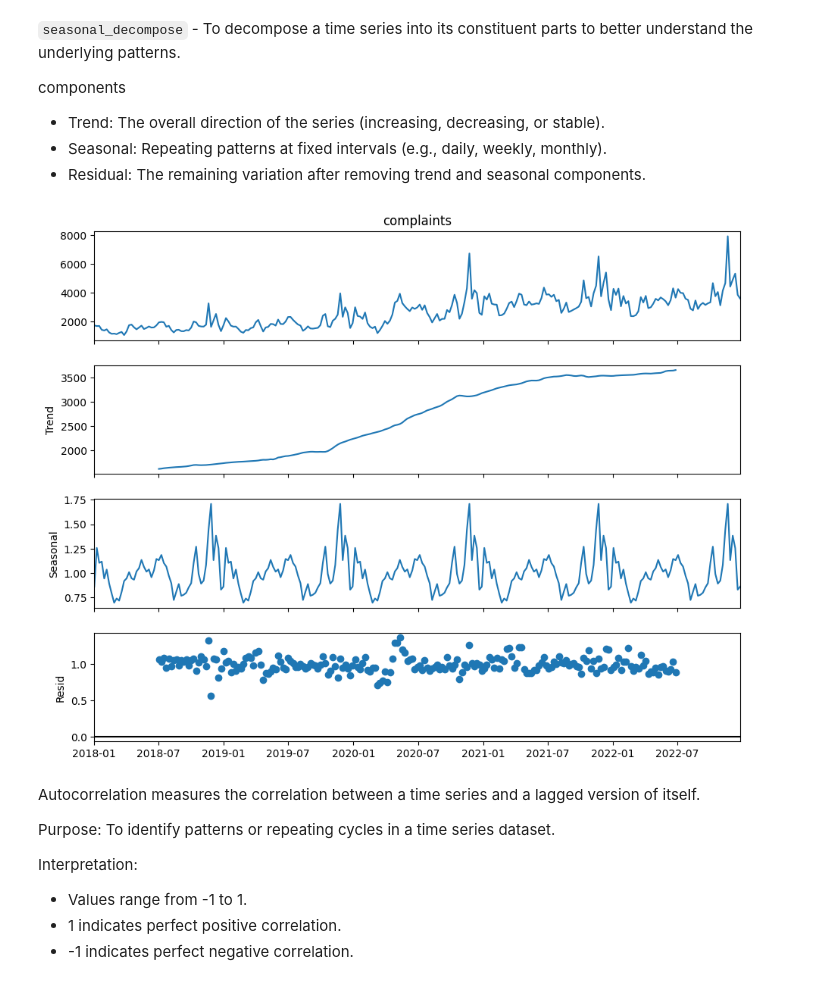
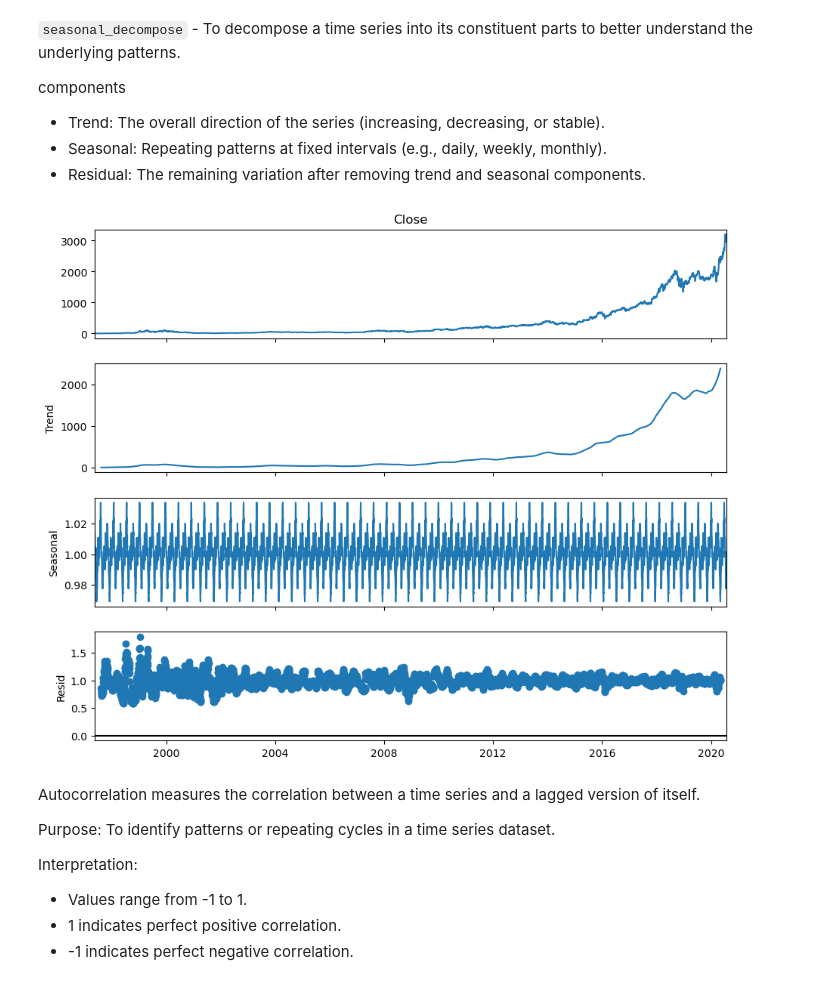
Before and after one commit to MarioHabibFathi/ITI_Time_series, a Jupyter notebook: LABS/Exponential Smoothing and Holt-Winters.ipynb, the cells around one changed output. Cells and saved outputs as stored; diff of their text form; code cells hidden in the pictures.

```diff
--- a/LABS/Exponential Smoothing and Holt-Winters.ipynb
+++ b/LABS/Exponential Smoothing and Holt-Winters.ipynb
@@ -62,6 +65,6 @@ df.head()
 # %%
 # df.asfreq("W-Mon") - convert the time series data to a specified frequency, in this case, weekly data with Monday as the anchor day.
 # Setting freq to W implies that the week starts on a Sunday
-df = df.asfreq("W-Mon")
-df.index
+df_w_Mon = df.asfreq("W-Mon")
+df_w_Mon.index
 # %% [output]
@@ -141,16 +146,16 @@ components
 - Seasonal: Repeating patterns at fixed intervals (e.g., daily, weekly, monthly).
 - Residual: The remaining variation after removing trend and seasonal components.
 # %%
-# Seasonal Decomposition Plots for complaint values
+# Seasonal Decomposition Plots for close values
 # Multiplicative model type, with yearly seasonality (52 weeks)
-decomposition = seasonal_decompose(df['complaints'],
+decomposition = seasonal_decompose(df['Close'],
                                    model = 'mul',
-                                   period = 52)
+                                   period = 120)
 fig = decomposition.plot()
 fig.set_size_inches(10,8)
 plt.show()
 # %% [output]
-[figure, old version]
+[figure, new version]
 # %% [markdown]
 Autocorrelation measures the correlation between a time series and a lagged version of itself.
 
```
Also changed, not shown: parts of 28 cells of this notebook.
